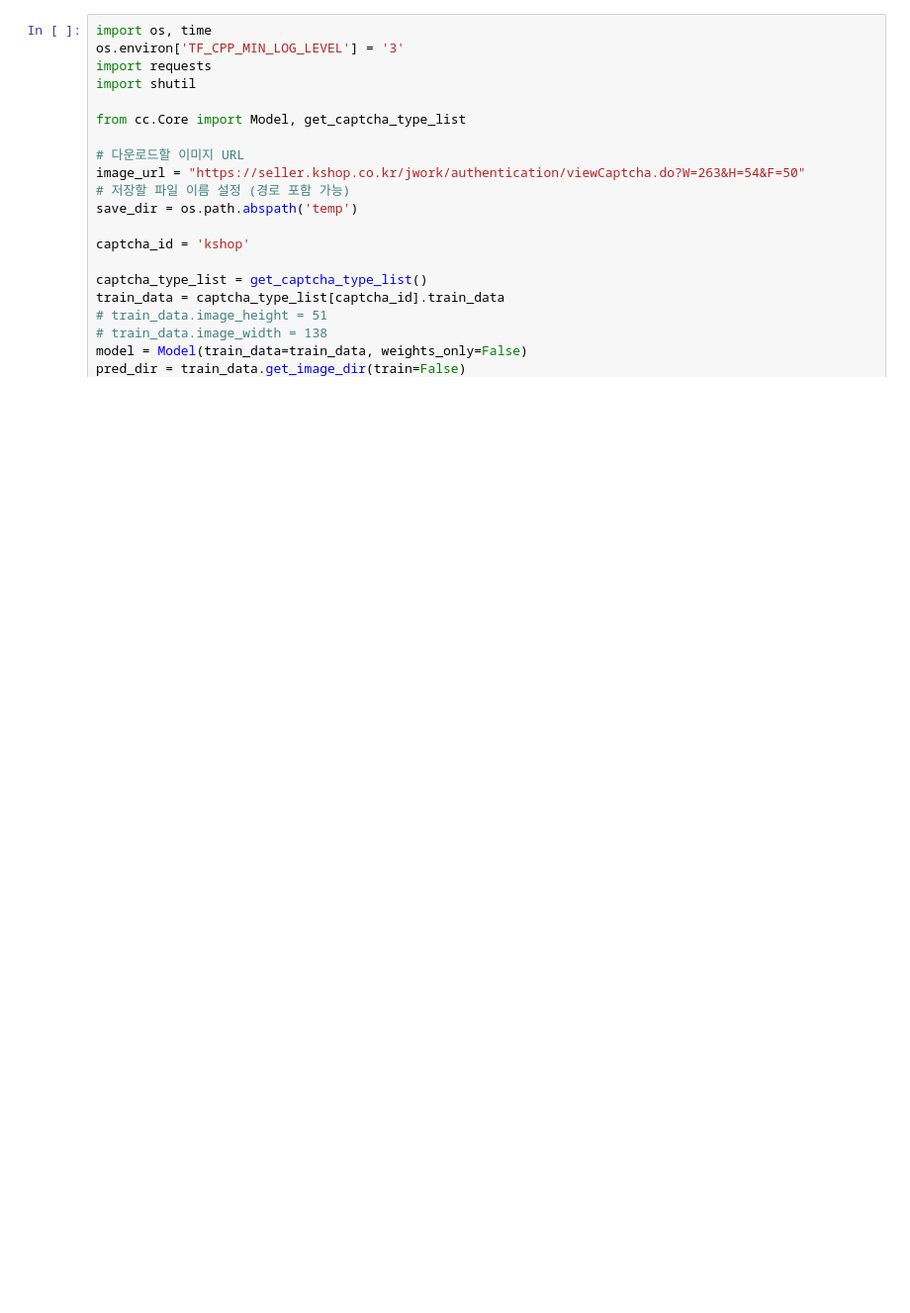
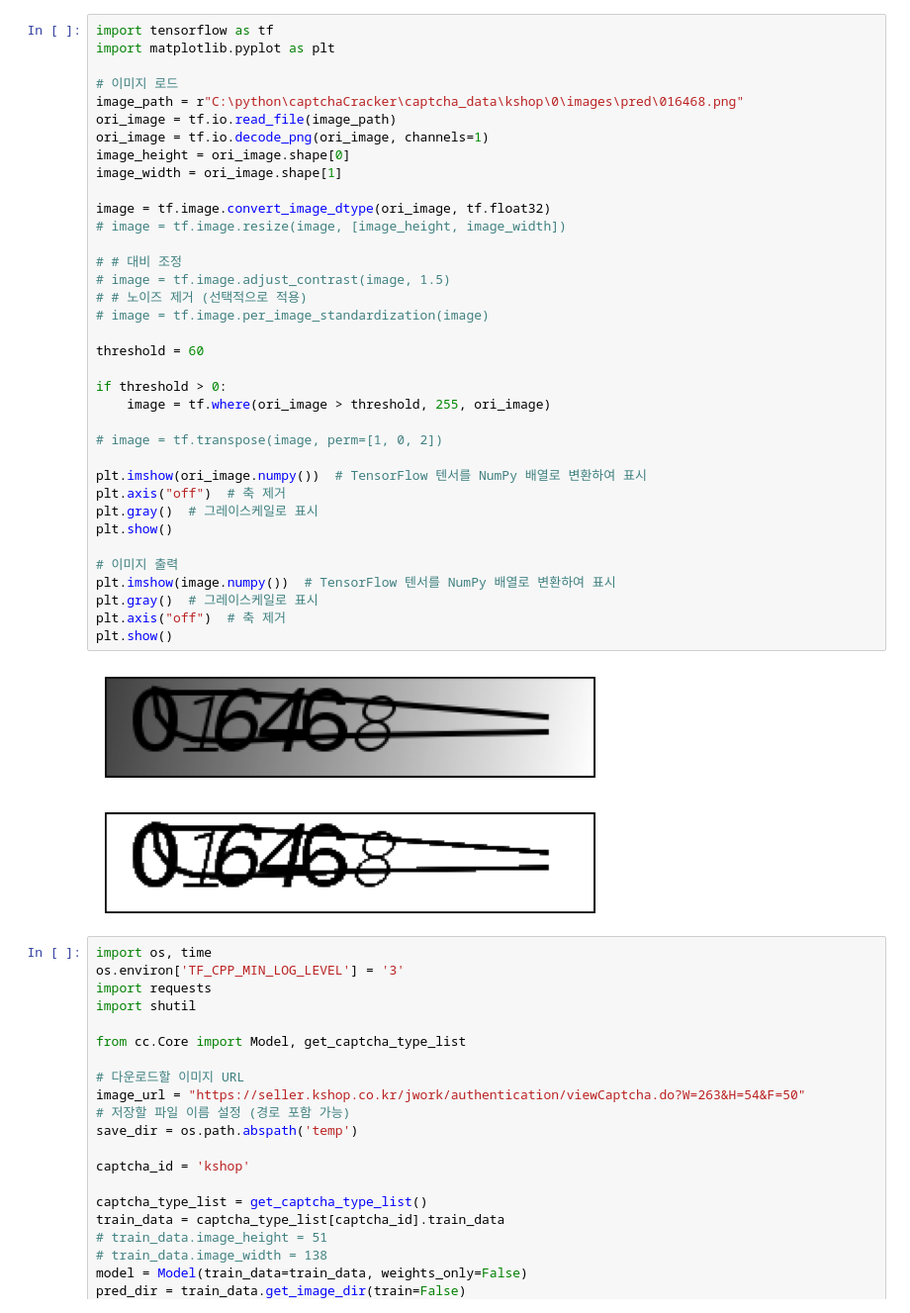
Before and after one commit to th-kim-hyper/captchaCracker, a Jupyter notebook: core.ipynb, the cells around one changed output. Shown: that part at 99% size. Cells and saved outputs as stored; diff of their text form; blank space fills up the shorter version.

```diff
--- a/core.ipynb
+++ b/core.ipynb
@@ -1,3 +1,42 @@
+# %%
+import tensorflow as tf
+import matplotlib.pyplot as plt
+
+# 이미지 로드
+image_path = r"C:\python\captchaCracker\captcha_data\kshop\0\images\pred\016468.png"
+ori_image = tf.io.read_file(image_path)
+ori_image = tf.io.decode_png(ori_image, channels=1)
+image_height = ori_image.shape[0]
+image_width = ori_image.shape[1]
+
+image = tf.image.convert_image_dtype(ori_image, tf.float32)
+# image = tf.image.resize(image, [image_height, image_width])
+
+# # 대비 조정
+# image = tf.image.adjust_contrast(image, 1.5)
+# # 노이즈 제거 (선택적으로 적용)
+# image = tf.image.per_image_standardization(image)
+
+threshold = 60
+
+if threshold > 0:
+    image = tf.where(ori_image > threshold, 255, ori_image)
+
+# image = tf.transpose(image, perm=[1, 0, 2])
+
+plt.imshow(ori_image.numpy())  # TensorFlow 텐서를 NumPy 배열로 변환하여 표시
+plt.axis("off")  # 축 제거
+plt.gray()  # 그레이스케일로 표시
+plt.show()
+
+# 이미지 출력
+plt.imshow(image.numpy())  # TensorFlow 텐서를 NumPy 배열로 변환하여 표시
+plt.gray()  # 그레이스케일로 표시
+plt.axis("off")  # 축 제거
+plt.show()
+# %% [output]
+[figure, added]
+[figure, added]
 # %%
 import os, time
 os.environ['TF_CPP_MIN_LOG_LEVEL'] = '3'
```
Also changed, not shown: 6 other files.
